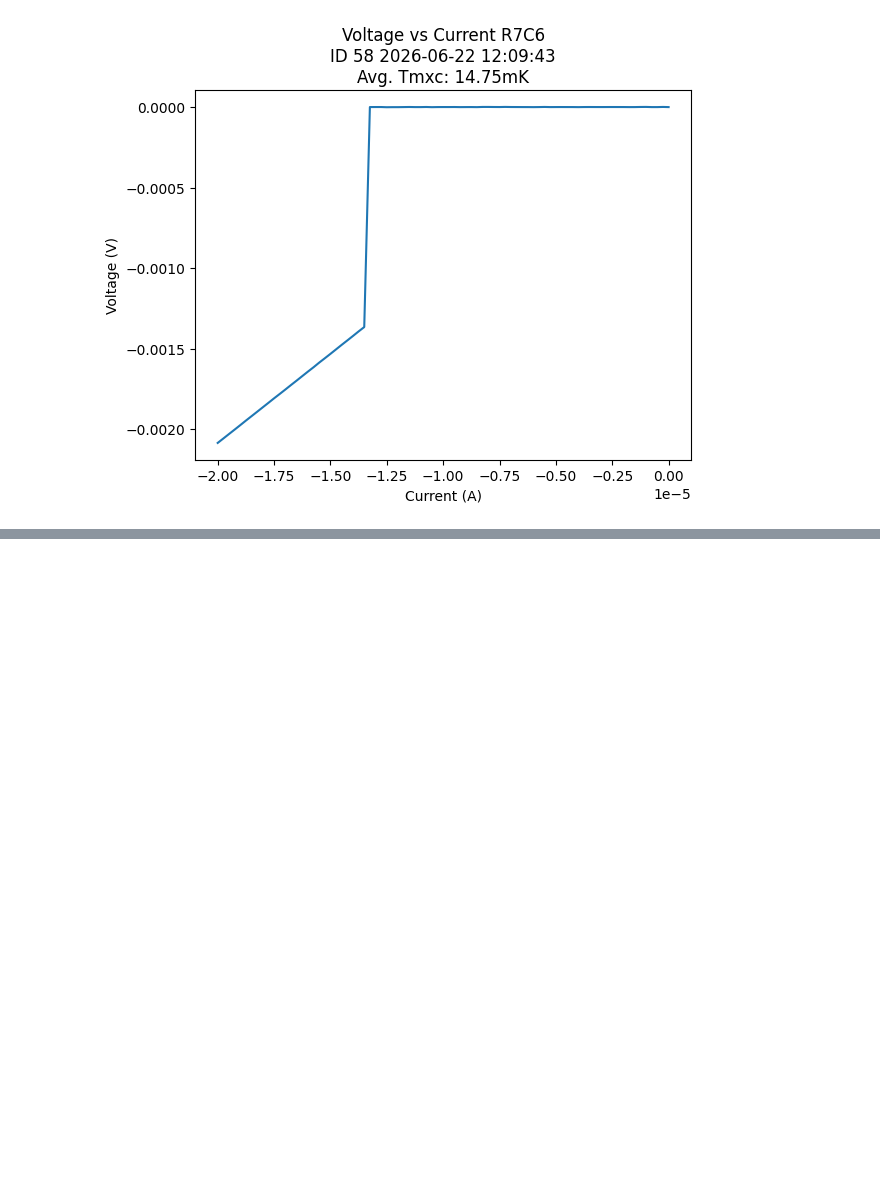
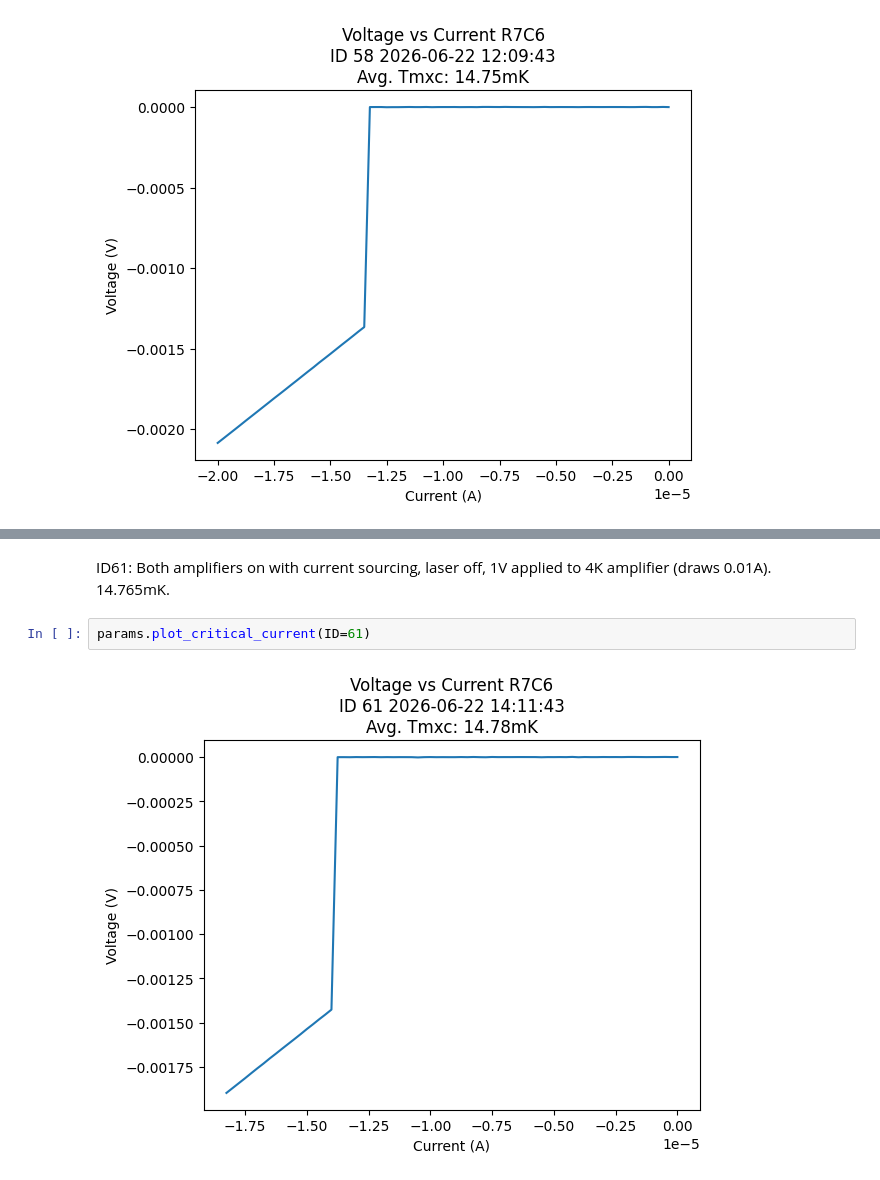
Before and after one commit to QNLSydney/snspd, a Jupyter notebook: SNSPD2/SNSPD13_Line2_Analysis.ipynb, the cells around one changed output, grey strips where cells are left out. Drawn from its saved outputs; the diff is of its cells as text; blank space fills up the shorter version.

Commit message:
Finished last critical current measurements and trace capture analysis

```diff
--- a/SNSPD2/SNSPD13_Line2_Analysis.ipynb
+++ b/SNSPD2/SNSPD13_Line2_Analysis.ipynb
@@ -524,0 +504,6 @@ plot_by_id(59)
+# %% [markdown]
+ID61: Both amplifiers on with current sourcing, laser off, 1V applied to 4K amplifier (draws 0.01A). 14.765mK.
+# %%
+params.plot_critical_current(ID=61)
+# %% [output]
+[figure, added]
```
Also changed, not shown: parts of 17 cells of this notebook, 1 other file.
